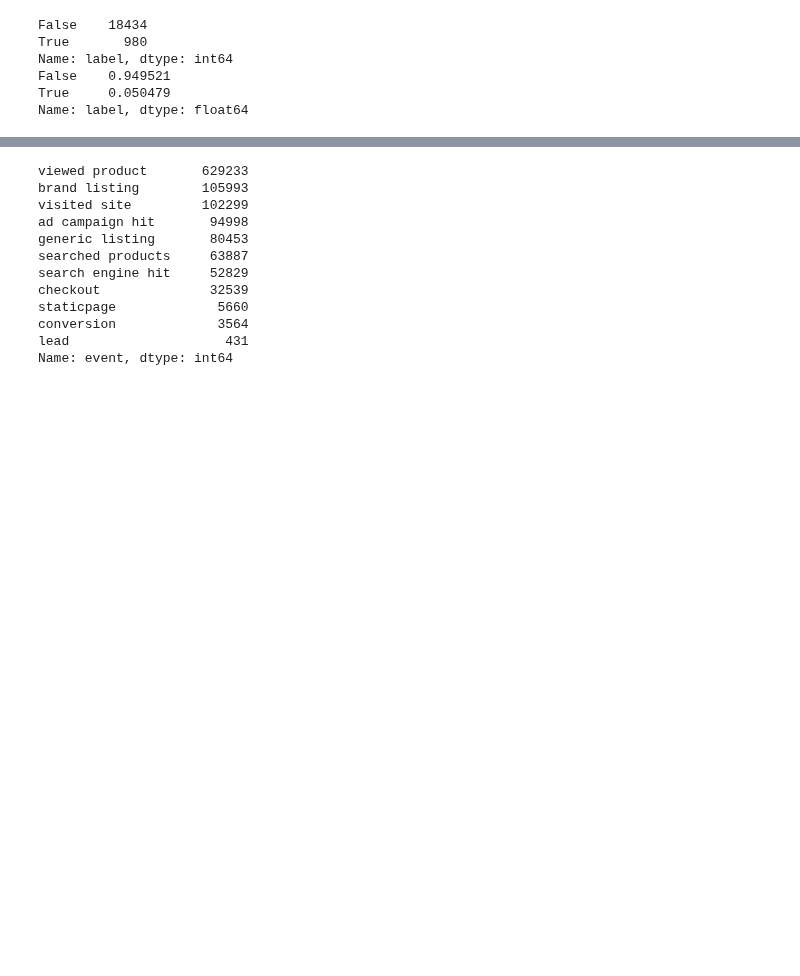
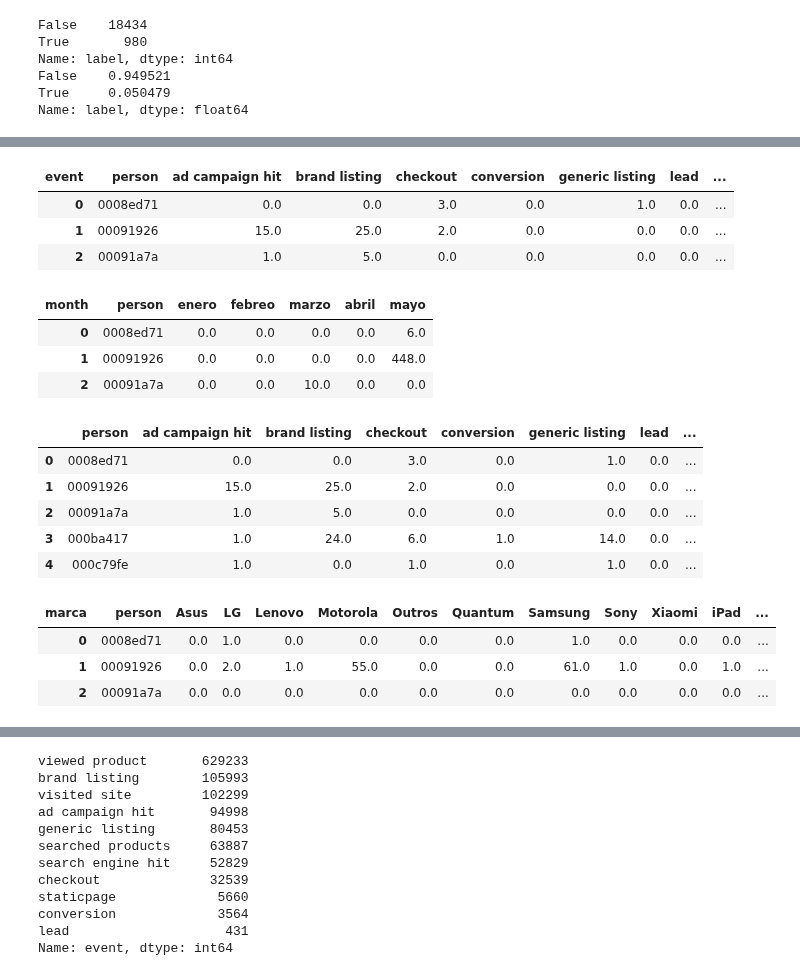
Before and after one commit to btusca/7506, a Jupyter notebook: TP2/Pre TP2.ipynb, the cells around one changed output, grey strips where cells are left out. Drawn from its saved outputs; the diff is of its cells as text; code cells hidden in the pictures; blank space fills up the shorter version.

```diff
--- a/TP2/Pre TP2.ipynb
+++ b/TP2/Pre TP2.ipynb
@@ -114,0 +73,7 @@ Name: event, dtype: int64
+# %%
+eventos['timestamp'] =  pd.to_datetime(eventos['timestamp'])
+eventos[['marca','modelo']] = eventos['model'].dropna().str.split(' ',n=1,expand=True)
+eventos['weekday']=eventos['timestamp'].dt.day_name()
+eventos['hour']=eventos['timestamp'].dt.hour
+eventos['month']=eventos['timestamp'].dt.month
+eventos['day']=eventos['timestamp'].dt.day
@@ -114,0 +100,36 @@ Name: event, dtype: int64
+# %%
+eventosGrp  = eventos.groupby('person')['event'].value_counts().unstack().reset_index().fillna(0)
+eventosGrp.head(3)
+# %% [output]
+| event | person | ad campaign hit | brand listing | checkout | conversion | generic listing | lead | ... |
+| 0 | 0008ed71 | 0.0 | 0.0 | 3.0 | 0.0 | 1.0 | 0.0 | ... |
+| 1 | 00091926 | 15.0 | 25.0 | 2.0 | 0.0 | 0.0 | 0.0 | ... |
+| 2 | 00091a7a | 1.0 | 5.0 | 0.0 | 0.0 | 0.0 | 0.0 | ... |
+# %%
+mesesGrp = eventos.groupby('person')['month'].value_counts().unstack().reset_index().fillna(0)
+mesesGrp.rename({1:'enero',2:'febreo',3:'marzo',4:'abril',5:'mayo'},inplace=True, axis=1)
+mesesGrp.head(3)
+# %% [output]
+| month | person | enero | febreo | marzo | abril | mayo |
+| 0 | 0008ed71 | 0.0 | 0.0 | 0.0 | 0.0 | 6.0 |
+| 1 | 00091926 | 0.0 | 0.0 | 0.0 | 0.0 | 448.0 |
+| 2 | 00091a7a | 0.0 | 0.0 | 10.0 | 0.0 | 0.0 |
+# %%
+#Agrupamos los primeros features, de mes y evento
+clientesGrp = pd.merge(eventosGrp,mesesGrp,on='person')
+clientesGrp.head()
+# %% [output]
+|  | person | ad campaign hit | brand listing | checkout | conversion | generic listing | lead | ... |
+| 0 | 0008ed71 | 0.0 | 0.0 | 3.0 | 0.0 | 1.0 | 0.0 | ... |
+| 1 | 00091926 | 15.0 | 25.0 | 2.0 | 0.0 | 0.0 | 0.0 | ... |
+| 2 | 00091a7a | 1.0 | 5.0 | 0.0 | 0.0 | 0.0 | 0.0 | ... |
+| 3 | 000ba417 | 1.0 | 24.0 | 6.0 | 1.0 | 14.0 | 0.0 | ... |
+| 4 | 000c79fe | 1.0 | 0.0 | 1.0 | 0.0 | 1.0 | 0.0 | ... |
+# %%
+marcasGrp = eventos.groupby('person')['marca'].value_counts().unstack().fillna(0).reset_index()
+marcasGrp.head(3)
+# %% [output]
+| marca | person | Asus | LG | Lenovo | Motorola | Outros | Quantum | Samsung | Sony | Xiaomi | iPad | ... |
+| 0 | 0008ed71 | 0.0 | 1.0 | 0.0 | 0.0 | 0.0 | 0.0 | 1.0 | 0.0 | 0.0 | 0.0 | ... |
+| 1 | 00091926 | 0.0 | 2.0 | 1.0 | 55.0 | 0.0 | 0.0 | 61.0 | 1.0 | 0.0 | 1.0 | ... |
+| 2 | 00091a7a | 0.0 | 0.0 | 0.0 | 0.0 | 0.0 | 0.0 | 0.0 | 0.0 | 0.0 | 0.0 | ... |
```
Also changed, not shown: parts of 31 cells of this notebook.
